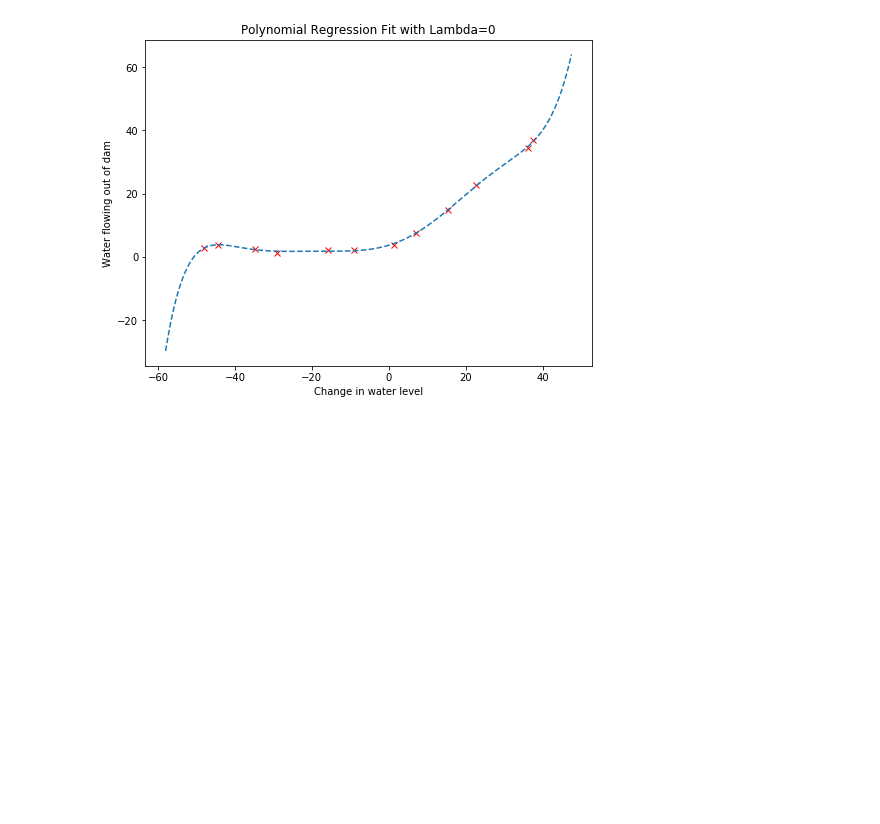
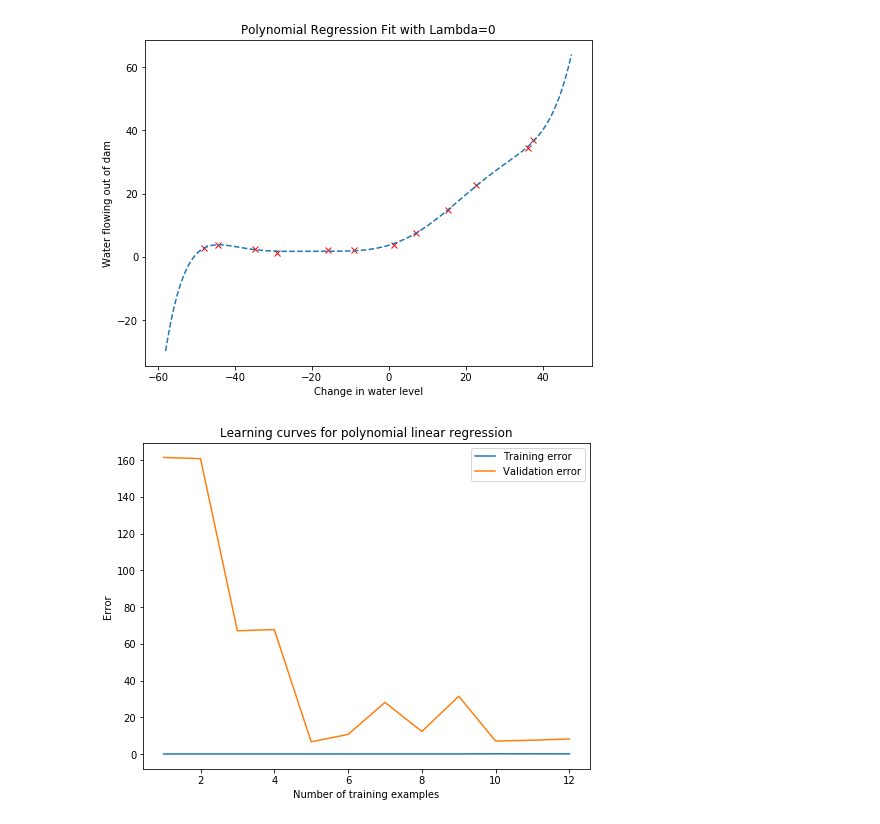
Before and after one commit to ZER-0-NE/Ng_ML, a Jupyter notebook: ex5/5_Regularized_linear_regression_and_bias_vs_variance.ipynb, the cells around one changed output. Saved outputs shown, nothing was run; the diff lists cells and outputs as text; code cells hidden in the pictures; blank space fills up the shorter version.

Commit message:
Polynomial regression learning curves

```diff
--- a/ex5/5_Regularized_linear_regression_and_bias_vs_variance.ipynb
+++ b/ex5/5_Regularized_linear_regression_and_bias_vs_variance.ipynb
@@ -298,2 +298,20 @@ plt.show()
 # %% [output]
 [figure]
+# %%
+# Now plot the learning curves
+error_train, error_val = learning_curve(X_poly, y, X_poly_val, yval, Lambda)
+# %%
+plt.figure(figsize=(8,6))
+plt.plot(range(1, m+1), error_train)
+plt.plot(range(1, m+1), error_val)
+plt.legend(['Training error', 'Validation error'])
+plt.xlabel('Number of training examples')
+plt.ylabel('Error')
+plt.title('Learning curves for polynomial linear regression, Lambda = 0')
+plt.show()
+
+# Since the model is overfitting the data, we expect to see a graph with
+# high variance, i.e. training error is low but cross-validation error
+# is high, and there is a large gap between the two.
+# %% [output]
+[figure, added]
```
Also changed, not shown: parts of 1 cell of this notebook.
